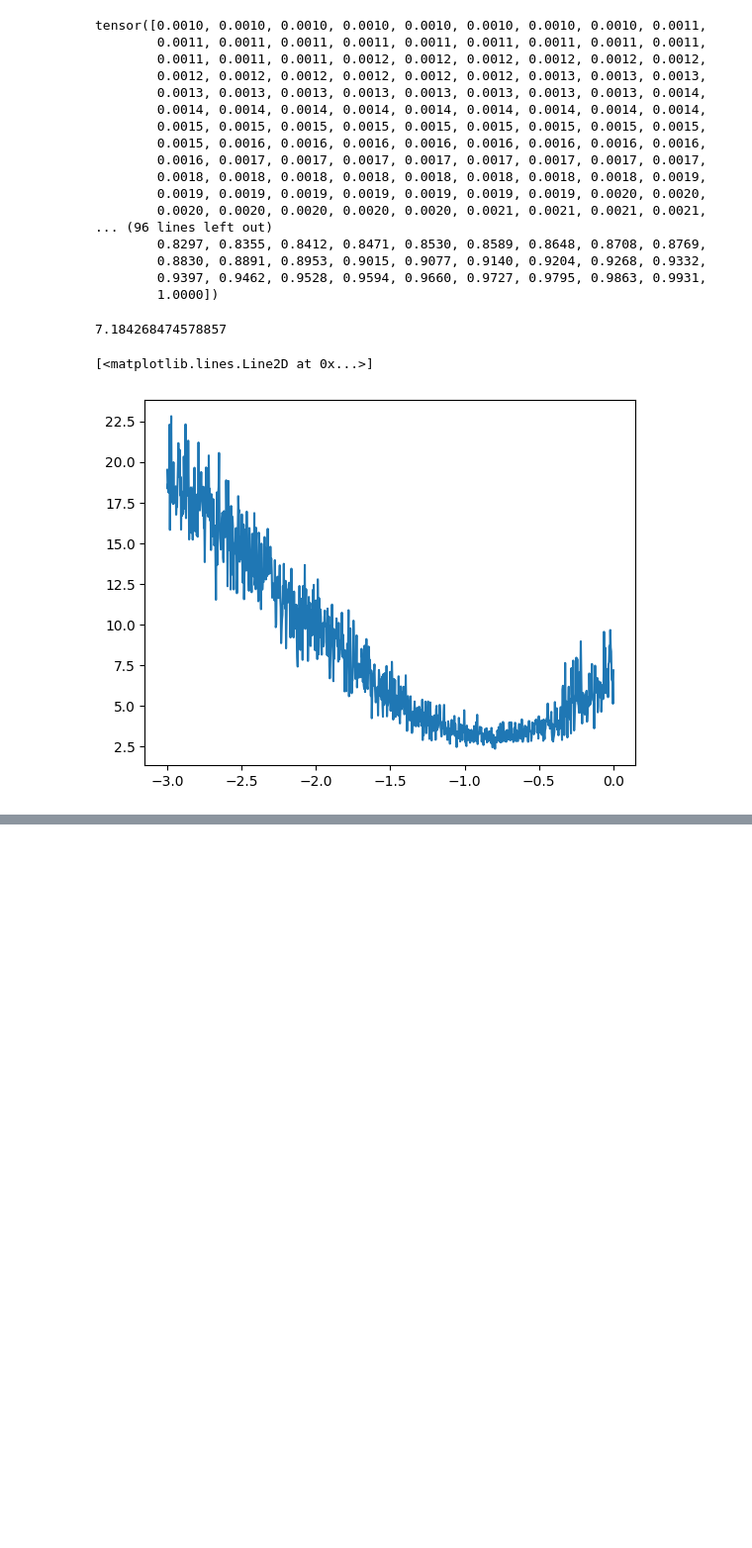
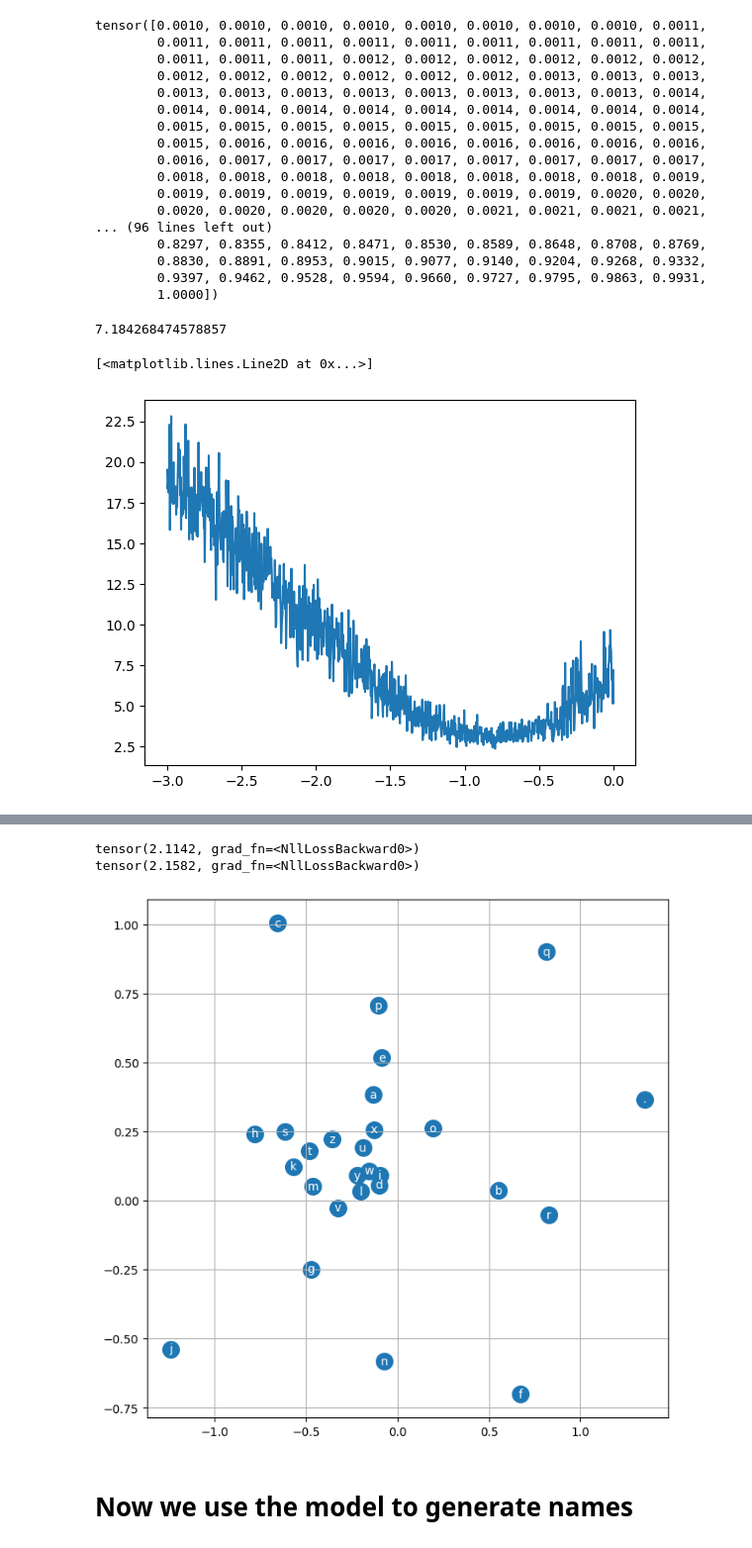
Before and after one commit to sergedevillez/Andrew-Karpathy-s-Playlist, a Jupyter notebook: 2. Build Makemore/makemore_part2_mlm.ipynb, the cells around one changed output, grey strips where cells are left out. Shown: that part at 99% size. Drawn from its saved outputs; the diff is of its cells as text; code cells hidden in the pictures; blank space fills up the shorter version.

```diff
--- a/2. Build Makemore/makemore_part2_mlm.ipynb
+++ b/2. Build Makemore/makemore_part2_mlm.ipynb
@@ -380,7 +380,7 @@ for i in range(10000):
     loss.backward()
     # update
     # lr = lrs[i]
-    lr = 0.1 # <= evaluated as a good learning rate
+    lr = 0.01 # <= 0.1 evaluated as a good learning rate. After some runs, we decay the learning rate maybe to 0.01. In actual production, you would not change the learning rate by hand by maybe every x training, you would lower it by *10 maybe.
     for p in parameters:
         p.data += -lr * p.grad
 
@@ -397,0 +436,16 @@ tensor(2.4083, grad_fn=<NllLossBackward0>)
+# %%
+g = torch.Generator().manual_seed(2147483647) # for reproducibility
+C = torch.randn((27, 10), generator=g)
+W1 = torch.randn((30, 200), generator=g)
+b1 = torch.randn(200, generator=g)
+W2 = torch.randn((200, 27), generator=g)
+b2 = torch.randn(27, generator=g)
+parameters = [C, W1, b1, W2, b2]
+# %%
+for p in parameters:
+  p.requires_grad = True
+lre = torch.linspace(-3, 0, 1000)
+lrs = 10**lre
+
+lossi = []
+stepi = []
@@ -397,0 +503,28 @@ tensor(2.4083, grad_fn=<NllLossBackward0>)
+# %%
+# training model loss
+emb = C[Xtr]
+h = torch.tanh(emb.view(-1, 30) @ W1 + b1)
+logits = h @ W2 + b2
+loss = F.cross_entropy(logits, Ytr)
+print(loss)
+
+# evaluation model loss
+emb = C[Xdev] # (32, 3, 2)
+h = torch.tanh(emb.view(-1, 30) @ W1 + b1) # (32, 100)
+logits = h @ W2 + b2 # (32, 27)
+loss = F.cross_entropy(logits, Ydev)
+print(loss)
+
+
+# visualize dimensions 0 and 1 of the embedding matrix C for all characters
+plt.figure(figsize=(8,8))
+plt.scatter(C[:,0].data, C[:,1].data, s=200)
+for i in range(C.shape[0]):
+    plt.text(C[i,0].item(), C[i,1].item(), itos[i], ha="center", va="center", color='white')
+plt.grid('minor')
+# %% [output]
+tensor(2.1142, grad_fn=<NllLossBackward0>)
+tensor(2.1582, grad_fn=<NllLossBackward0>)
+[figure, added]
+# %% [markdown]
+# Now we use the model to generate names
```
Also changed, not shown: parts of 5 cells of this notebook, 2 other files.
